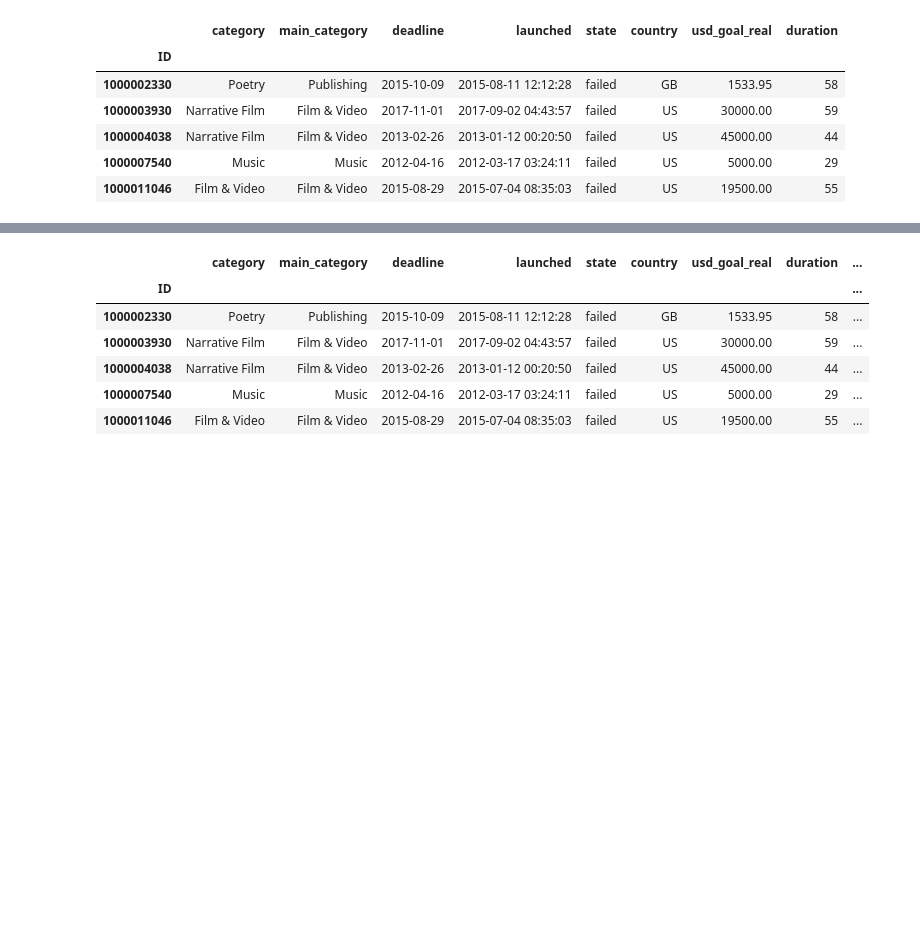
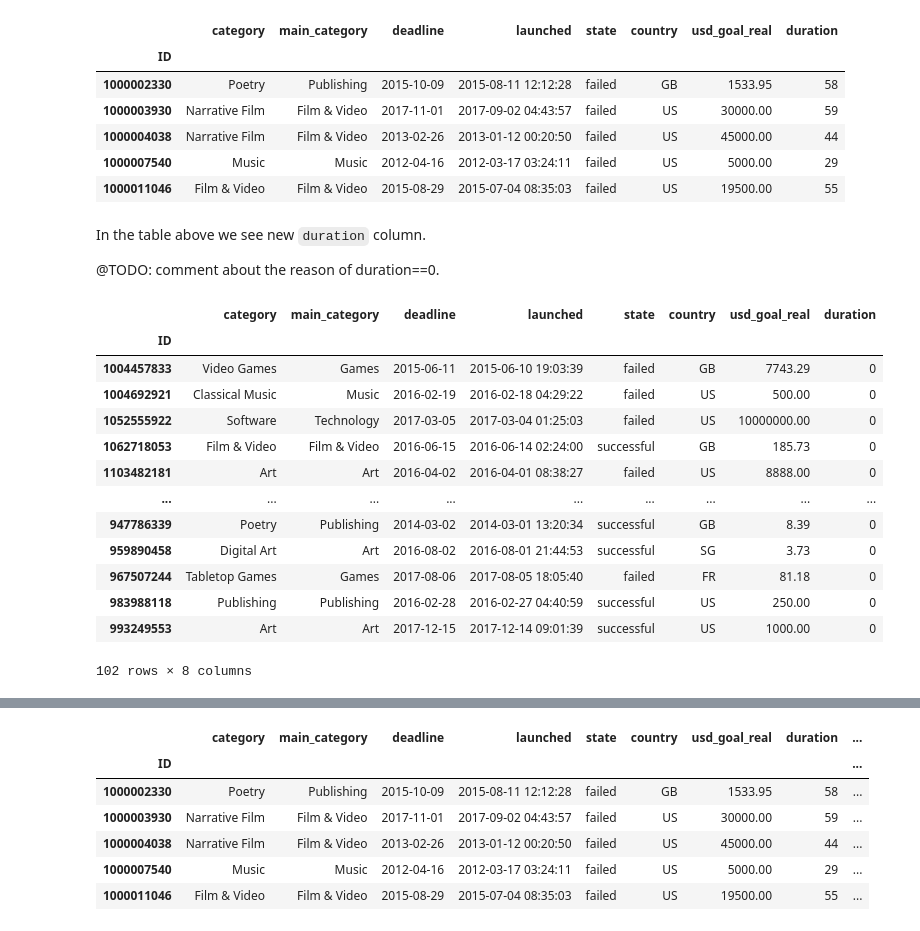
Before and after one commit to dmitrijt9/kickstarter-projects-classification, a Jupyter notebook: notebook.ipynb, the cells around one changed output, grey strips where cells are left out. Cells and saved outputs as stored; diff of their text form; code cells hidden in the pictures; blank space fills up the shorter version.

```diff
--- a/notebook.ipynb
+++ b/notebook.ipynb
@@ -225,3 +215,26 @@ ksp_pre.head()
 | 1000004038 | Narrative Film | Film & Video | 2013-02-26 | 2013-01-12 00:20:50 | failed | US | 45000.00 | 44 |
 | 1000007540 | Music | Music | 2012-04-16 | 2012-03-17 03:24:11 | failed | US | 5000.00 | 29 |
 | 1000011046 | Film & Video | Film & Video | 2015-08-29 | 2015-07-04 08:35:03 | failed | US | 19500.00 | 55 |
+# %% [markdown]
+In the table above we see new `duration` column.
+
+@TODO: comment about the reason of duration==0.
+# %%
+duration_zero_df = ksp_pre[ksp_pre['duration'] == 0]
+duration_zero_len = len(duration_zero_df)
+duration_zero_df
+# %% [output]
+|  | category | main_category | deadline | launched | state | country | usd_goal_real | duration |
+| ID |  |  |  |  |  |  |  |  |
+| 1004457833 | Video Games | Games | 2015-06-11 | 2015-06-10 19:03:39 | failed | GB | 7743.29 | 0 |
+| 1004692921 | Classical Music | Music | 2016-02-19 | 2016-02-18 04:29:22 | failed | US | 500.00 | 0 |
+| 1052555922 | Software | Technology | 2017-03-05 | 2017-03-04 01:25:03 | failed | US | 10000000.00 | 0 |
+| 1062718053 | Film & Video | Film & Video | 2016-06-15 | 2016-06-14 02:24:00 | successful | GB | 185.73 | 0 |
+| 1103482181 | Art | Art | 2016-04-02 | 2016-04-01 08:38:27 | failed | US | 8888.00 | 0 |
+| ... | ... | ... | ... | ... | ... | ... | ... | ... |
+| 947786339 | Poetry | Publishing | 2014-03-02 | 2014-03-01 13:20:34 | successful | GB | 8.39 | 0 |
+| 959890458 | Digital Art | Art | 2016-08-02 | 2016-08-01 21:44:53 | successful | SG | 3.73 | 0 |
+| 967507244 | Tabletop Games | Games | 2017-08-06 | 2017-08-05 18:05:40 | failed | FR | 81.18 | 0 |
+| 983988118 | Publishing | Publishing | 2016-02-28 | 2016-02-27 04:40:59 | successful | US | 250.00 | 0 |
+| 993249553 | Art | Art | 2017-12-15 | 2017-12-14 09:01:39 | successful | US | 1000.00 | 0 |
+102 rows × 8 columns
```
Also changed, not shown: parts of 27 cells of this notebook.
